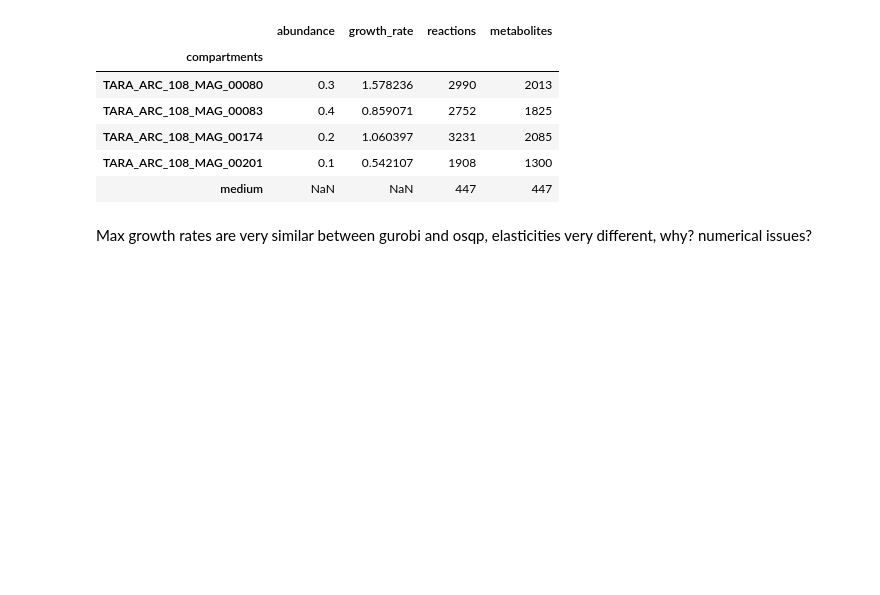
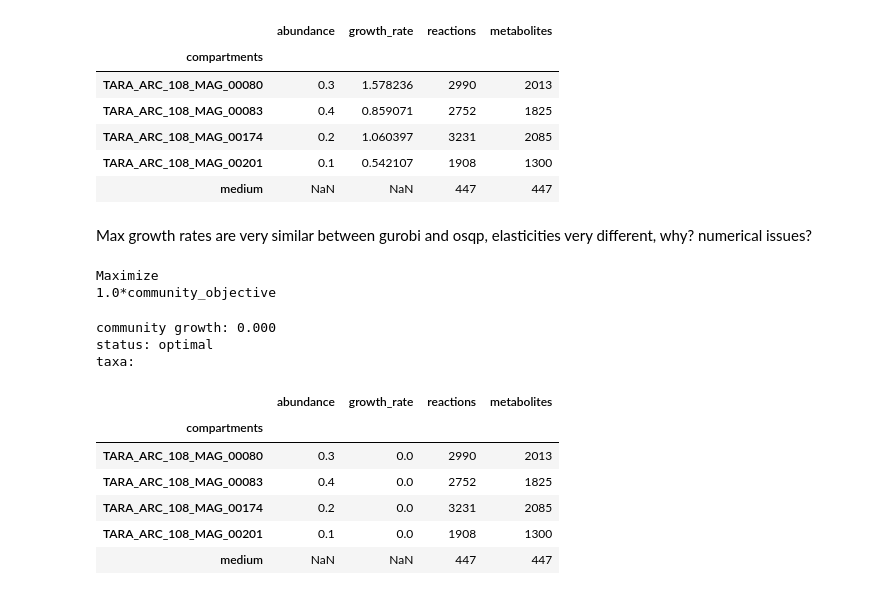
Before and after one commit to Robaina/cgem-forge, a Jupyter notebook: alternative_solvers.ipynb, the cells around one changed output. Drawn from its saved outputs; the diff is of its cells as text; code cells hidden in the pictures; blank space fills up the shorter version.

```diff
--- a/alternative_solvers.ipynb
+++ b/alternative_solvers.ipynb
@@ -207,3 +279,9 @@ taxa:
 | medium | NaN | NaN | 447 | 447 |
 # %% [markdown]
 Max growth rates are very similar between gurobi and osqp, elasticities very different, why? numerical issues?
+# %%
+# Community objective not found in the community model, most likely created in the go when definining the optimization problem
+print(cgem_gurobi.objective)
+# %% [output]
+Maximize
+1.0*community_objective
@@ -209,0 +292,16 @@ Max growth rates are very similar between gurobi and osqp, elasticities very dif
+# %%
+cgem_gurobi.objective = "EX_glc__D_m"
+cgem_gurobi.objective_direction = "minimize"
+
+cgem_gurobi.optimize()
+# %% [output]
+community growth: 0.000
+status: optimal
+taxa:
+|  | abundance | growth_rate | reactions | metabolites |
+| compartments |  |  |  |  |
+| TARA_ARC_108_MAG_00080 | 0.3 | 0.0 | 2990 | 2013 |
+| TARA_ARC_108_MAG_00083 | 0.4 | 0.0 | 2752 | 1825 |
+| TARA_ARC_108_MAG_00174 | 0.2 | 0.0 | 3231 | 2085 |
+| TARA_ARC_108_MAG_00201 | 0.1 | 0.0 | 1908 | 1300 |
+| medium | NaN | NaN | 447 | 447 |
```
Also changed, not shown: parts of 9 cells of this notebook, 11 other files.
